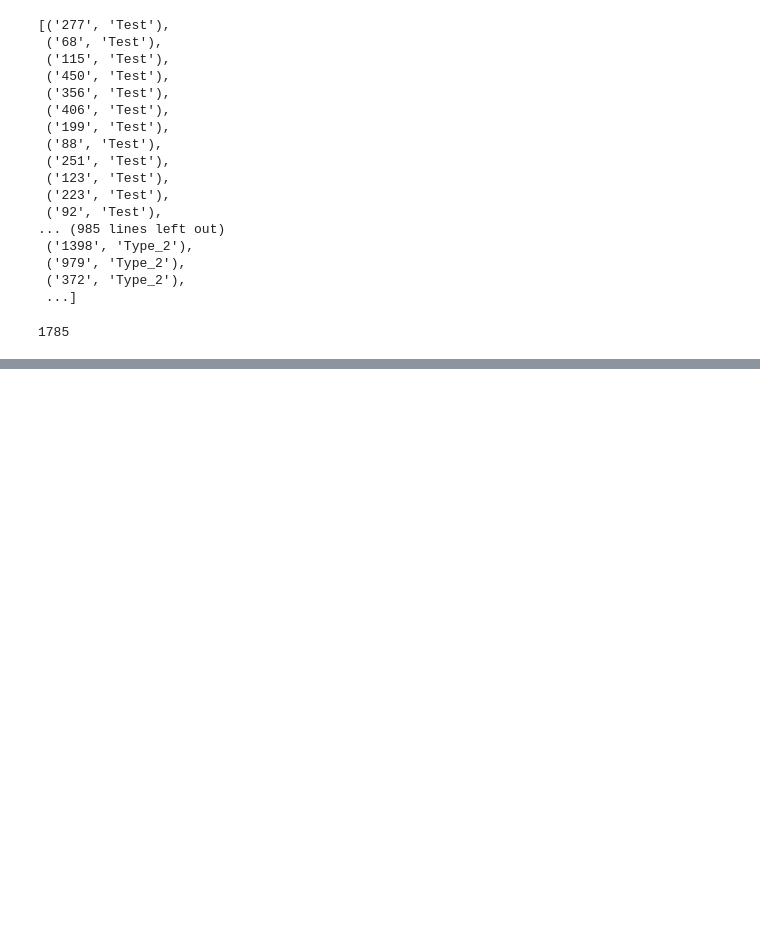
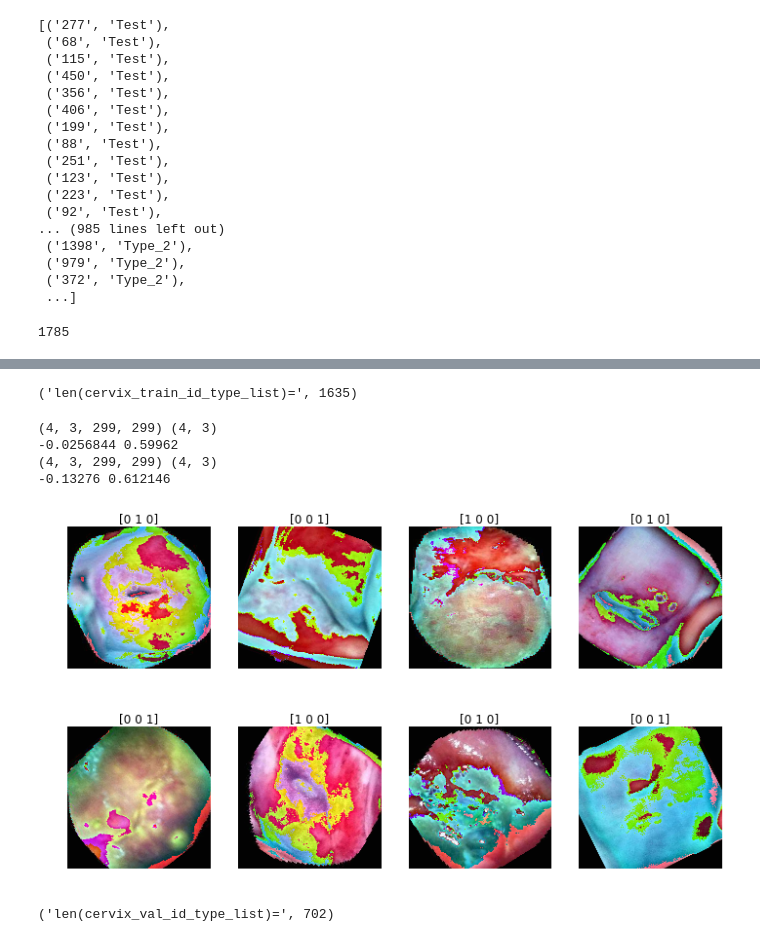
Before and after one commit to vfdev-5/Intel_MobileODT, a Jupyter notebook: notebooks/check_data_iterators.ipynb, the cells around one changed output, grey strips where cells are left out. Saved outputs shown, nothing was run; the diff lists cells and outputs as text; code cells hidden in the pictures; blank space fills up the shorter version.

```diff
--- a/notebooks/check_data_iterators.ipynb
+++ b/notebooks/check_data_iterators.ipynb
@@ -327,0 +333,2 @@ from training_utils import random_rgb_to_green
+# %%
+normalize_data = True
@@ -327,0 +372,15 @@ from training_utils import random_rgb_to_green
+# %%
+cache = DataCache(0)
+# %%
+batch_size = 4
+print("len(cervix_train_id_type_list)=", len(cervix_train_id_type_list))
+flow = train_gen.flow(xy_provider(cervix_train_id_type_list,
+                                  image_size=(299, 299),
+                                  cache=cache,
+                                  verbose=0),
+                      # Ensure that all batches have the same size
+                      (len(cervix_train_id_type_list) // batch_size) * batch_size,
+                      seed=seed,
+                      batch_size=batch_size)
+# %% [output]
+('len(cervix_train_id_type_list)=', 1635)
@@ -327,0 +389,43 @@ from training_utils import random_rgb_to_green
+# %%
+loop_max_counter = 2
+for x, y in flow:
+    print x.shape, y.shape
+    print x.mean(), x.std()
+    n = 4
+    for counter in range(batch_size):
+        if counter % n == 0:
+            plt.figure(figsize=(12, 4))
+        plt.subplot(1, n, counter % n + 1)
+        #plt.imshow(scale_percentile(x[counter, :, :, :].transpose([1, 2, 0])))
+        img = x[counter, :, :, :].transpose([1, 2, 0])
+#         hsv = cv2.cvtColor(img, cv2.COLOR_RGB2HSV)
+#         plt.hist(hsv[:,:,0], label='Hue')
+#         plt.hist(hsv[:,:,1], label='Saturation')
+#         plt.hist(hsv[:,:,2], label='Value')
+#         plt.legend()
+        plt.imshow(img)
+        plt.title("{}".format(y[counter]))
+        plt.axis('off')
+
+    loop_max_counter -= 1
+    if loop_max_counter == 0:
+        break
+# %% [output]
+(4, 3, 299, 299) (4, 3)
+-0.0256844 0.59962
+(4, 3, 299, 299) (4, 3)
+-0.13276 0.612146
+[figure, added]
+[figure, added]
+# %%
+batch_size = 4
+print("len(cervix_val_id_type_list)=", len(cervix_val_id_type_list))
+flow = val_gen.flow(xy_provider(cervix_val_id_type_list,
+                                cache=cache,
+                                verbose=0),
+                    # Ensure that all batches have the same size
+                    (len(cervix_val_id_type_list) // batch_size) * batch_size,
+                    seed=seed,
+                    batch_size=batch_size)
+# %% [output]
+('len(cervix_val_id_type_list)=', 702)
```
Also changed, not shown: parts of 28 cells of this notebook, 26 other files.
